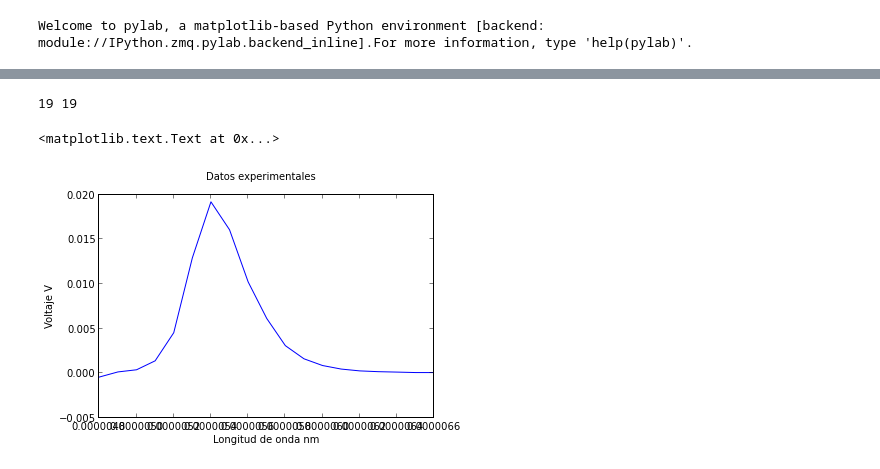
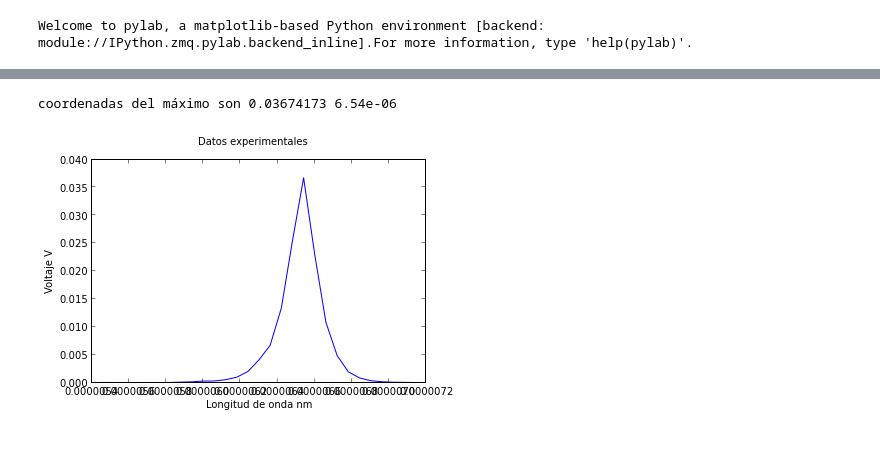
Before and after one commit to CristinaNavarrete/LabIntermedio, a Jupyter notebook: lambda_intensidad monocromador.ipynb, the cells around one changed output, grey strips where cells are left out. Drawn from its saved outputs; the diff is of its cells as text; code cells hidden in the pictures.

```diff
--- a/lambda_intensidad monocromador.ipynb
+++ b/lambda_intensidad monocromador.ipynb
@@ -11,3 +7,3 @@ print verde[:,1]londa_ver=empty((0))lamb=empty((len(verde[:,0])))
 # %%
-for i in range(len(verde[:,0])):    lamb[i]= verde[i,0] * 0.1e-6 + 4.7e-6    londa_ver=append(londa_ver,lamb[i])print londa_ver
+londa_ver=empty((0))lamb=empty((len(verde[:,0])))for i in range(len(verde[:,0])):    lamb[i]= verde[i,0] * 0.1e-6 + 4.7e-6    londa_ver=append(londa_ver,lamb[i])    plt.suptitle('Datos experimentales')plot(londa_ver, verde[:,1])xlabel('Longitud de onda nm')ylabel('Voltaje V')#Voltaje medido en el osciloscopioprint "coordenadas del máximo son", max(verde[:,1]),londa_ver[argmax(verde[:,1])]
 # %% [output]
@@ -15,9 +12,5 @@ for i in range(len(verde[:,0])):    lamb[i]= verde[i,0] * 0.1e-6 + 4.7e-6    lon
-# %%
-print size(verde[:,0]), size (londa_ver)
-# %% [output]
-19 19
-# %%
-plt.suptitle('Datos experimentales')plot(londa_ver, verde[:,1])xlabel('Longitud de onda nm')ylabel('Voltaje V')#Voltaje medido en el osciloscopio
-# %% [output]
-<matplotlib.text.Text at 0x...>
-[figure, removed]
+# %%
+londa_roj=empty((0))lambroj=empty((len(rojo[:,0])))for i in range(len(rojo[:,0])):    lambroj[i]= rojo[i,0] * 0.06e-6 + 5.4e-6    londa_roj=append(londa_roj,lambroj[i])    plt.suptitle('Datos experimentales')plot(londa_roj, rojo[:,1])xlabel('Longitud de onda nm')ylabel('Voltaje V')#Voltaje medido en el osciloscopioprint "coordenadas del máximo son", max(rojo[:,1]),londa_roj[argmax(rojo[:,1])]
+# %% [output]
+coordenadas del máximo son 0.03674173 6.54e-06
+[figure, added]
```
Also changed, not shown: parts of 8 cells of this notebook.
